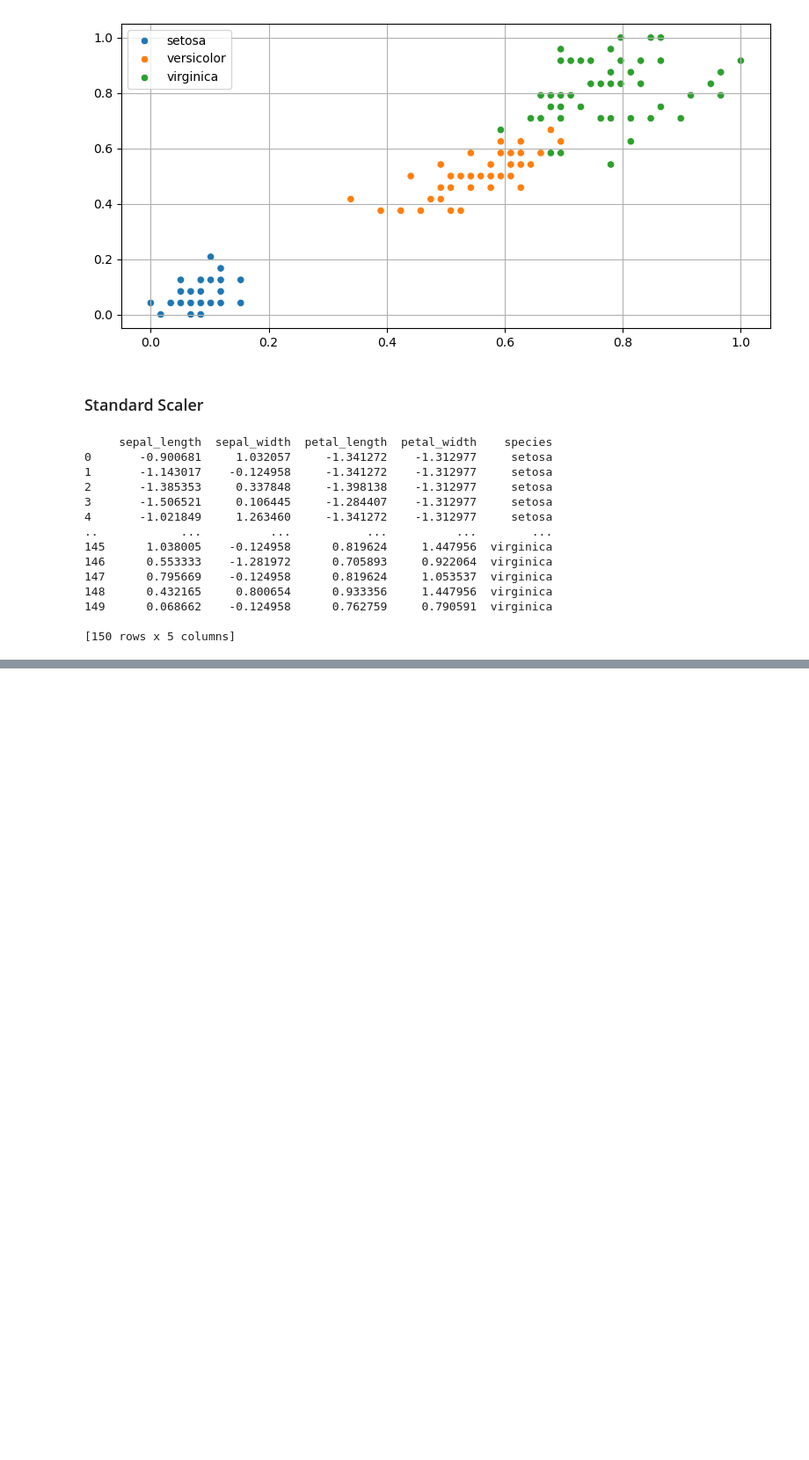
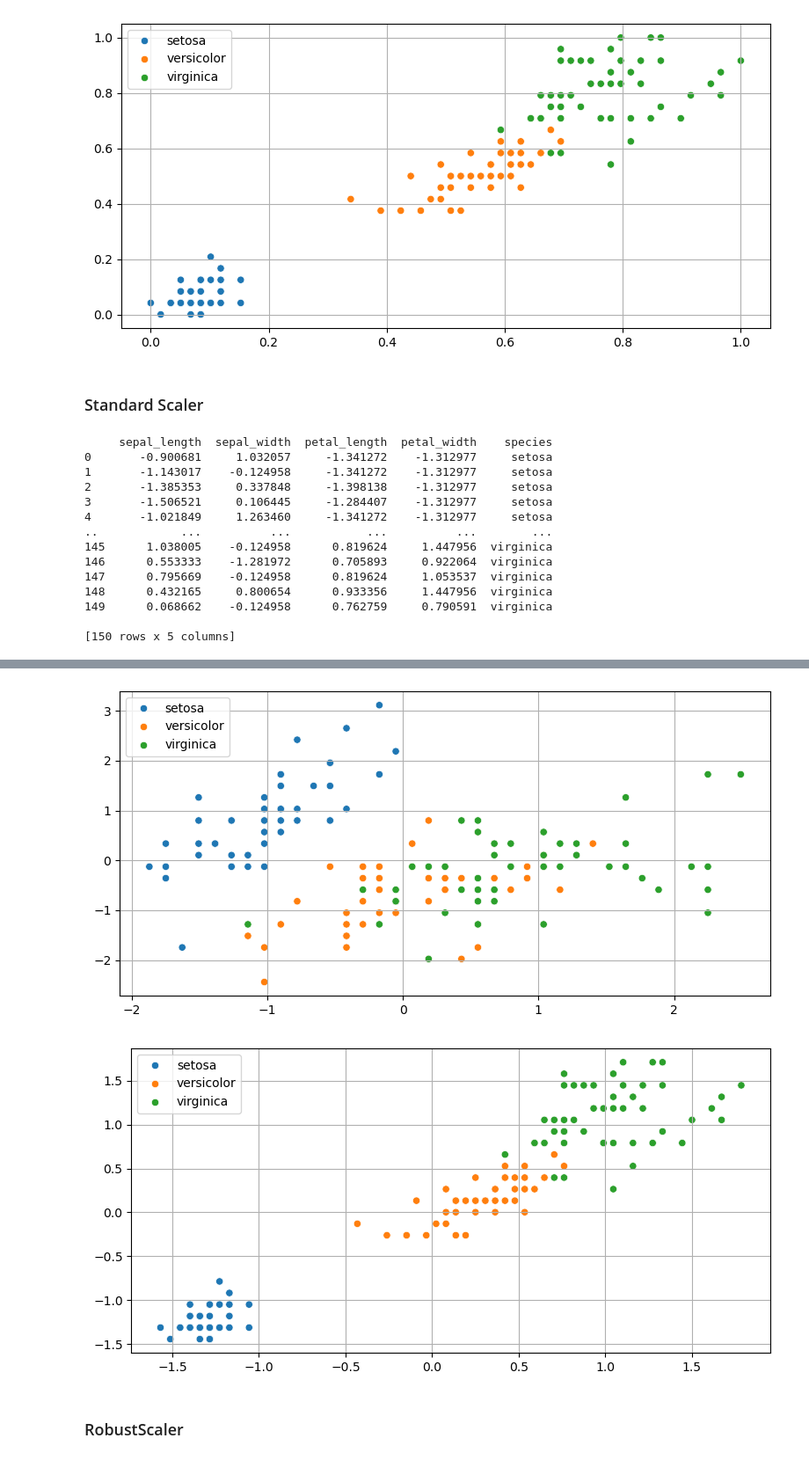
Before and after one commit to kusin/bahan-ajar-ML, a Jupyter notebook: Pertemuan 4 - Teknik Praproses Data/Preprocessing - iris.ipynb, the cells around one changed output, grey strips where cells are left out. Shown at 88% size. Drawn from its saved outputs; the diff is of its cells as text; code cells hidden in the pictures; blank space fills up the shorter version.

```diff
--- a/Pertemuan 4 - Teknik Praproses Data/Preprocessing - iris.ipynb
+++ b/Pertemuan 4 - Teknik Praproses Data/Preprocessing - iris.ipynb
@@ -169,0 +181,9 @@ print(standard)
+# %%
+# results minmax with scatterplot
+scatter(standard, "sepal_length", "sepal_width")
+scatter(standard, "petal_length", "petal_width")
+# %% [output]
+[figure, added]
+[figure, added]
+# %% [markdown]
+### RobustScaler
```
Also changed, not shown: parts of 5 cells of this notebook.
